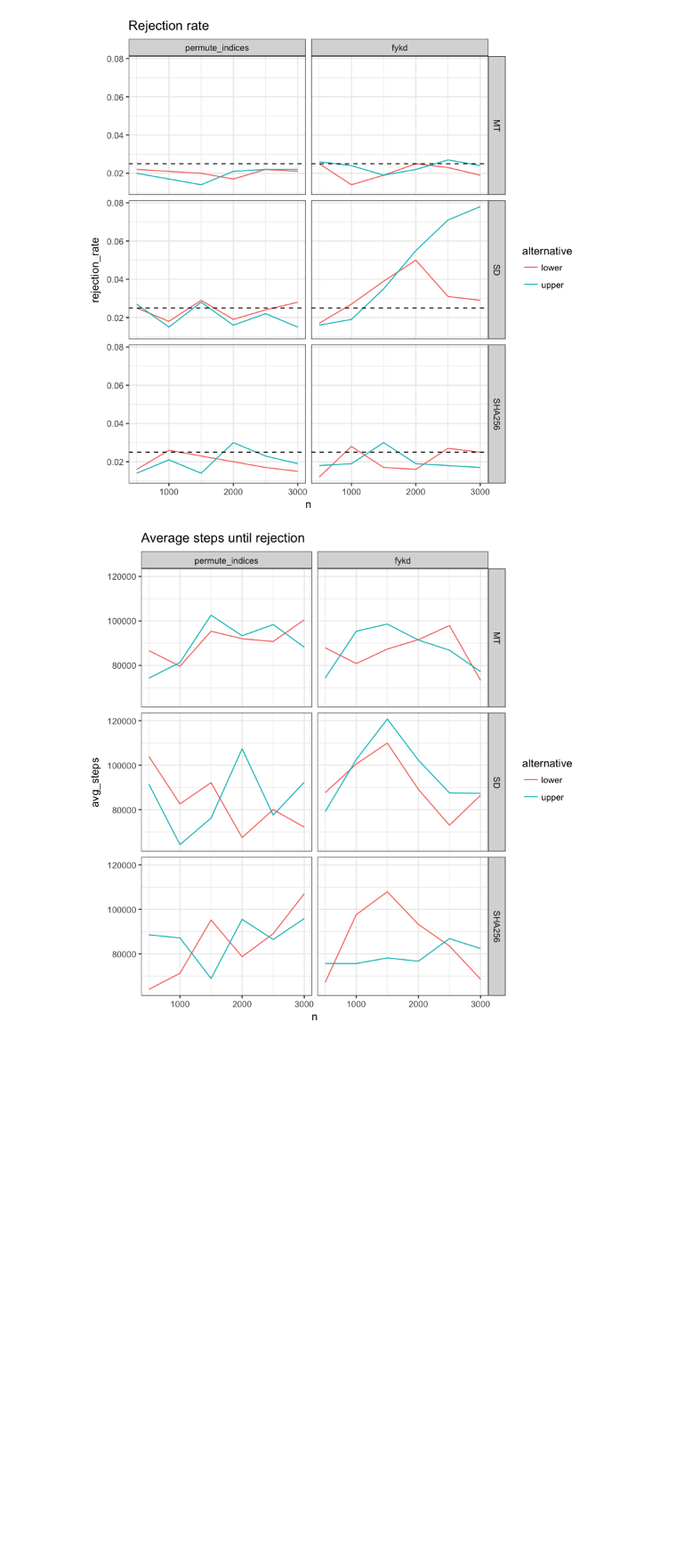
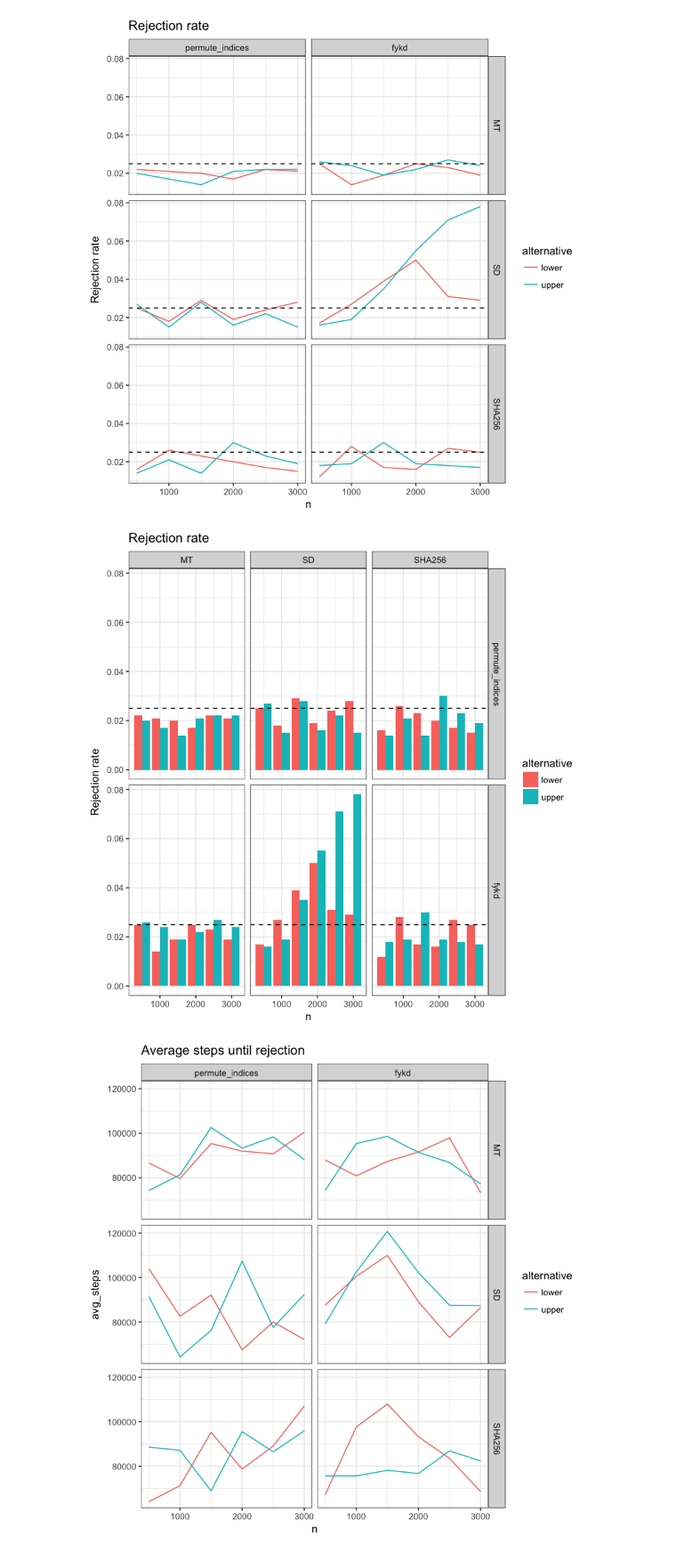
Before and after one commit to kellieotto/prngs-and-permutations, a Jupyter notebook: Code/SPRT/results/derangement_pop_size_exploration.ipynb, the cells around one changed output. Shown at 89% size. Saved outputs shown, nothing was run; the diff lists cells and outputs as text; code cells hidden in the pictures; blank space fills up the shorter version.

Commit message:
Add histogram of derangement SPRT results to notebook and to ms with comments

```diff
--- a/Code/SPRT/results/derangement_pop_size_exploration.ipynb
+++ b/Code/SPRT/results/derangement_pop_size_exploration.ipynb
@@ -102,6 +103,20 @@ res %>%
     theme_bw()
 # %% [output]
 [figure]
+# %%
+res %>%
+    group_by(prng, algorithm, alternative, n) %>%
+    summarise("rejection_rate" = mean(decision == "1")) %>%
+    ungroup() %>%
+    ggplot(aes(x = n, y = rejection_rate, fill = alternative)) +
+    geom_bar(stat="identity", position="dodge") +
+    facet_grid(algorithm~prng) +
+    geom_hline(yintercept = 0.025, linetype = "dashed") +
+    ggtitle("Rejection rate") +
+    ylab("Rejection rate") +
+    theme_bw()
+# %% [output]
+[figure, added]
 # %%
 # plot steps for varying n
 res %>%
```
Also changed, not shown: parts of 1 cell of this notebook, 4 other files.
